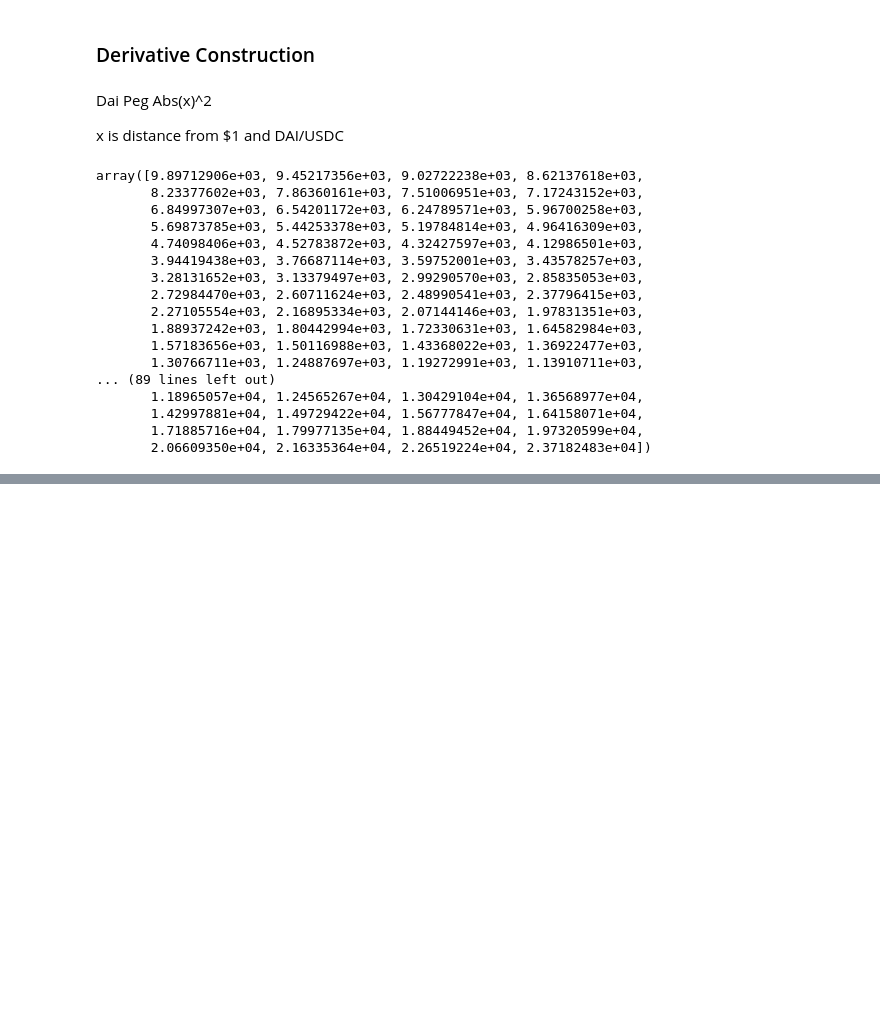
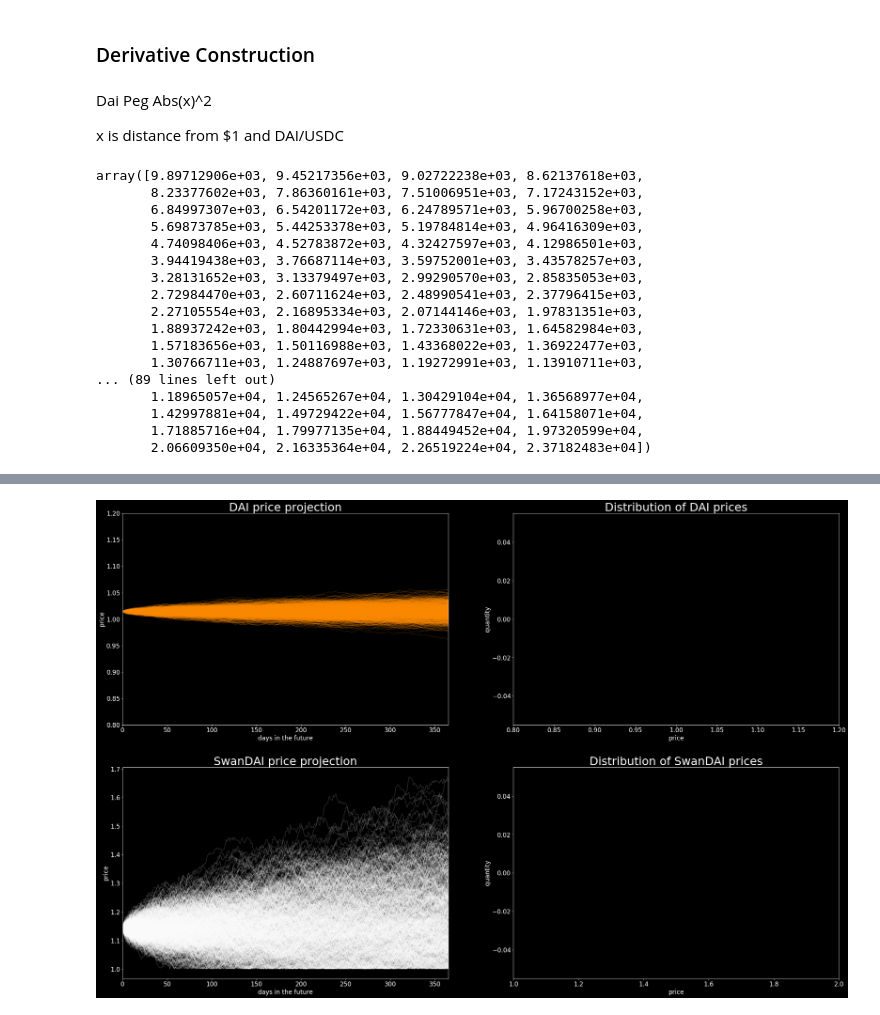
Before and after one commit to opz/SwanDAI, a Jupyter notebook: notebooks/visuals.ipynb, the cells around one changed output, grey strips where cells are left out. Cells and saved outputs as stored; diff of their text form; code cells hidden in the pictures; blank space fills up the shorter version.

```diff
--- a/notebooks/visuals.ipynb
+++ b/notebooks/visuals.ipynb
@@ -237,0 +240,98 @@ plt.show()
+# %%
+import matplotlib.pylab as pylab
+params = {'legend.fontsize': 'x-large',
+          'figure.figsize': (36, 24),
+         'axes.labelsize': 'xx-large',
+         'axes.titlesize':'xx-large',
+         'xtick.labelsize':'xx-large',
+         'ytick.labelsize':'xx-large'}
+pylab.rcParams.update(params)
+plt.style.use('dark_background')
+# %%
+def animate(i):
+
+#     ax.cla()
+
+
+    if i!=0:
+        deriv_label=None
+        dai_label=None
+    else:
+        deriv_label='derivative price'
+        dai_label='DAI price'
+
+
+    ax = axs[0][0]
+    ax.plot(result_list_of_lists[i], color='darkorange', alpha=.2, label=dai_label)
+    ax.set_title('DAI price projection', fontsize=32)
+    ax.set_xlabel('days in the future')
+    ax.set_ylabel('price')
+    ax = axs[1][0]
+    ax.plot(deriv_list_of_lists[i], color='w', alpha=.2, label=deriv_label)
+    ax.set_title('SwanDAI price projection', fontsize=32)
+    ax.set_xlabel('days in the future')
+    ax.set_ylabel('price')
+
+    #distributions
+
+    #create histogram of ending DAI values for our mutliple simulations
+
+    ax = axs[0][1]
+
+    ax.cla()
+    to_plot = result[:i]
+    ax.hist(to_plot,bins=50, color='darkorange', alpha=1)
+#     ax.set_ylim(0,200)
+    ax.set_xlim(.8,1.2)
+    ax.set_title('Distribution of DAI prices', fontsize=32)
+    ax.set_xlabel('price')
+    ax.set_ylabel('quantity')
+    if i>45:
+        ax.axvline(np.percentile(to_plot,5), color='w', linestyle='dashed', linewidth=2)
+        ax.axvline(np.percentile(to_plot,95), color='w', linestyle='dashed', linewidth=2)
+
+
+
+    #create histogram of ending deriv values for our mutliple simulations
+
+    ax = axs[1][1]
+    ax.cla()
+    to_plot = deriv_result[:i]
+    ax.hist(to_plot,bins=50, color='w', alpha=.4)
+    ax.set_title('Distribution of SwanDAI prices', fontsize=32)
+
+#     ax.set_ylim(0,200)
+    ax.set_xlim(1,2)
+    ax.set_xlabel('price')
+    ax.set_ylabel('quantity')
+    if i>45:
+        ax.axvline(np.percentile(to_plot,5), color='w', linestyle='dashed', linewidth=2)
+        ax.axvline(np.percentile(to_plot,95), color='w', linestyle='dashed', linewidth=2)
+
+
+
+fig, axs = plt.subplots(nrows=2, ncols=2)
+
+fig.set_figwidth(36)
+fig.set_figheight(24)
+
+ax = axs[0][0]
+ax.set_ylim(.8,1.2)
+ax.set_xlim(0,365)
+
+
+ax = axs[1][0]
+# ax.set_ylim(1,5)
+ax.set_xlim(0,365)
+
+
+
+
+anim = animation.FuncAnimation(fig, animate,
+                               frames=1000, interval=1)
+
+
+
+anim.save('viz.mp4', fps=45, extra_args=['-vcodec', 'libx264'])
+# %% [output]
+[figure, added]
```
Also changed, not shown: parts of 14 cells of this notebook, 1 other file.
